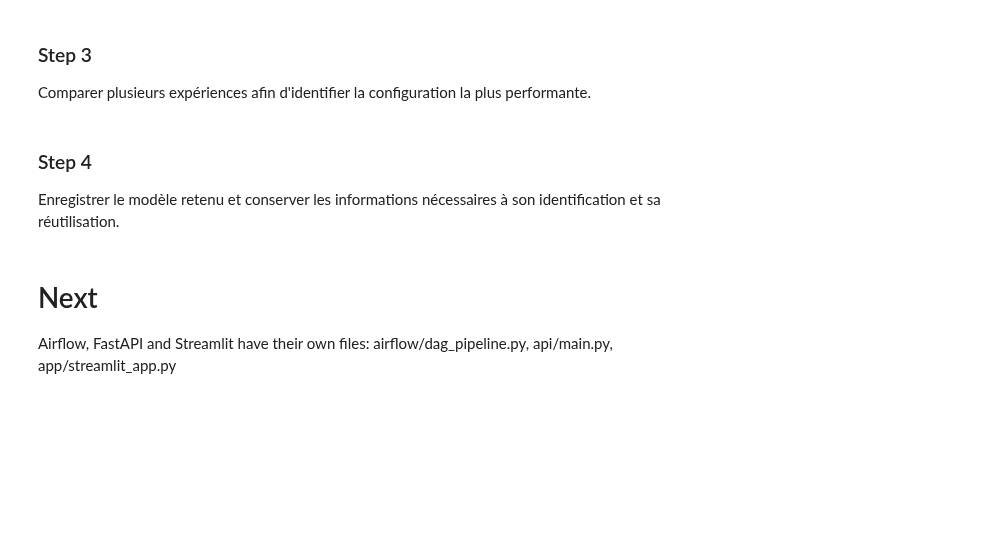
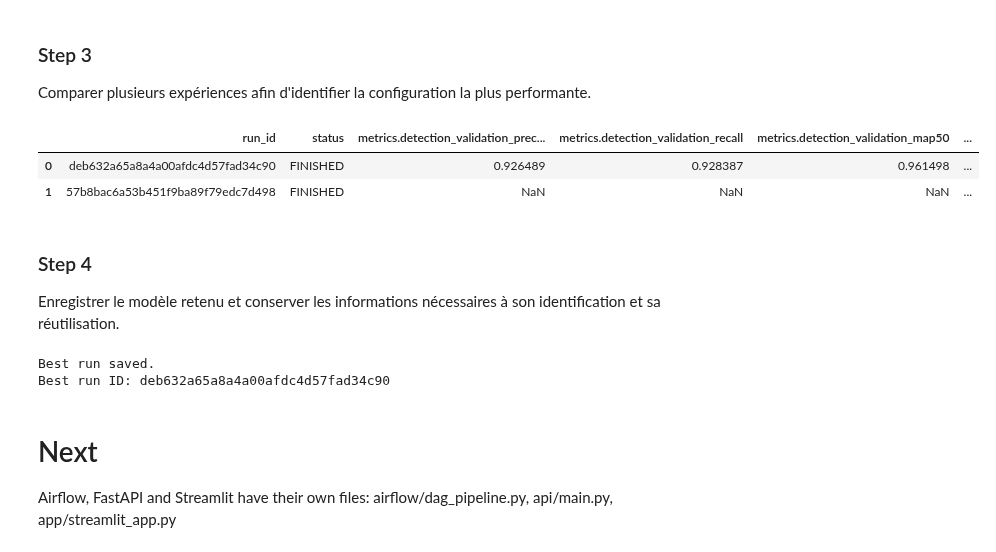
Before and after one commit to ElMehdiCherkaoui/Diagnostic-multimodal, a Jupyter notebook: notebook.ipynb, the cells around one changed output. Cells and saved outputs as stored; diff of their text form; code cells hidden in the pictures; blank space fills up the shorter version.

```diff
--- a/notebook.ipynb
+++ b/notebook.ipynb
@@ -904,3 +969,14 @@ print("Model saved to:", saved_model_path)
 ### Step 1
 
 Configurer une expérience MLflow pour suivre les entraînements.
+# %%
+
+
+experiment_name = "brain_tumor_models"
+
+mlflow.set_tracking_uri("sqlite:///mlflow.db")
+mlflow.set_experiment(experiment_name)
+
+print("MLflow is ready.")
+print("Experiment:", experiment_name)
+print("Database: mlflow.db")
@@ -912,10 +1051,65 @@ Enregistrer les hyperparamètres utilisés, les métriques obtenues et les artef
 ### Step 3
 
 Comparer plusieurs expériences afin d'identifier la configuration la plus performante.
+# %%
+
+experiment_name = "brain_tumor_models"
+
+experiment = mlflow.get_experiment_by_name(experiment_name)
+
+runs = mlflow.search_runs(
+    experiment_ids=[experiment.experiment_id],
+    order_by=["metrics.detection_validation_map50 DESC"]
+)
+
+columns = [
+    "run_id",
+    "status",
+    "metrics.classification_accuracy",
+    "metrics.classification_validation_accuracy",
+    "metrics.detection_validation_precision",
+    "metrics.detection_validation_recall",
+    "metrics.detection_validation_map50",
+    "metrics.detection_validation_map50_95"
+]
+
+available_columns = [column for column in columns if column in runs.columns]
+
+comparison = runs[available_columns]
+
+display(comparison)
+# %% [output]
+|  | run_id | status | metrics.detection_validation_prec... | metrics.detection_validation_recall | metrics.detection_validation_map50 | ... |
+| 0 | deb632a65a8a4a00afdc4d57fad34c90 | FINISHED | 0.926489 | 0.928387 | 0.961498 | ... |
+| 1 | 57b8bac6a53b451f9ba89f79edc7d498 | FINISHED | NaN | NaN | NaN | ... |
 # %% [markdown]
 ### Step 4
 
 Enregistrer le modèle retenu et conserver les informations nécessaires à son identification et sa réutilisation.
+# %%
+
+best_run_id = comparison.iloc[0]["run_id"]
+
+model_files = [
+    "./brain_tumor_best.keras",
+    "./brain_tumor_finetuned.keras",
+    "./data/detection/brain_tumor_yolo_best.pt",
+    "./data/detection/data.yaml"
+]
+
+with mlflow.start_run(run_id=best_run_id):
+    mlflow.set_tag("selected_model", "best_model")
+    mlflow.set_tag("selection_metric", "detection_validation_map50")
+
+    for file_path in model_files:
+        if os.path.exists(file_path):
+            mlflow.log_artifact(file_path)
+
+print("Best run saved.")
+print("Best run ID:", best_run_id)
+# %% [output]
+Best run saved.
+Best run ID: deb632a65a8a4a00afdc4d57fad34c90
 # %% [markdown]
 # Next
 Airflow, FastAPI and Streamlit have their own files: airflow/dag_pipeline.py, api/main.py, app/streamlit_app.py
```
Also changed, not shown: parts of 20 cells of this notebook.
